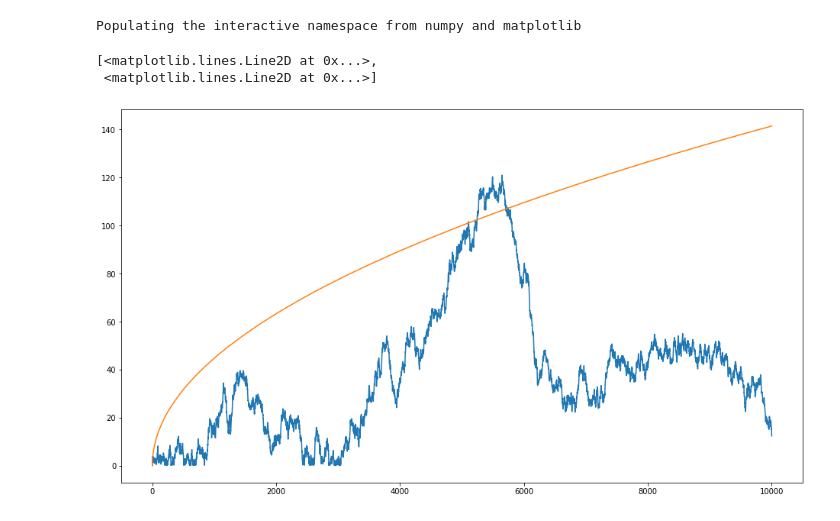
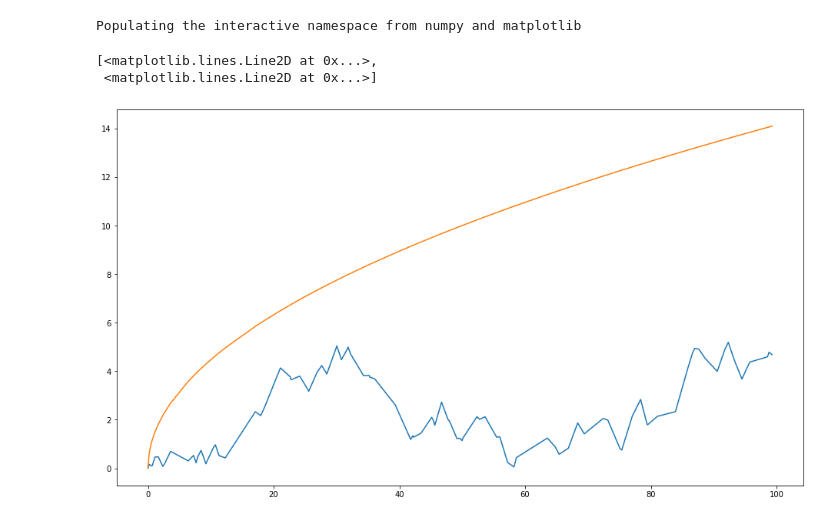
Before and after one commit to Batmaev/inf2, a Jupyter notebook: Main.ipynb, the cells around one changed output. Cells and saved outputs as stored; diff of their text form; code cells hidden in the pictures.

```diff
--- a/Main.ipynb
+++ b/Main.ipynb
@@ -6,14 +6,30 @@ start_position = classes.PosAndTime()
 # %% [output]
 Populating the interactive namespace from numpy and matplotlib
 # %%
-parameters.lmbda = 1
-parameters.velocity = 1
+# Параметры модели:
+parameters.lmbda = 1    # Целевая средняя длина свободного пробега
+parameters.velocity = 1 # Скорость (одинаковая для всех частиц и всех моментов времени)
 
-start_guide_cosines = classes.GuideCosines(a=0, b=0, c=0)
+start_guide_cosines = classes.GuideCosines \
+        (a=0, b=0, c=0) # Направляющие косинусы при t = 0
 
-time_limit = 10000
+time_limit = 100        # Время моделирования в единицах лямбда / v
 # %%
+import cycles
 one_particle_path = cycles.simulate_one_particle(parameters, start_position, start_guide_cosines, time_limit)
+#one_particle_path :: [{x, y, z, t}]
 
 distances = list(map(lambda obj : obj.distance(), one_particle_path))
-times = list(map(lambda obj : obj.t, one_particle_path))
+times     = list(map(lambda obj : obj.t,          one_particle_path))
+
+import theory
+theory.setParameters(parameters)
+predictions = list(map(theory.distance, times))
+
+from matplotlib import pyplot as plt
+plt.figure(figsize=(16,9))
+plt.plot(times, distances, times, predictions)
+# %% [output]
+[<matplotlib.lines.Line2D at 0x...>,
+ <matplotlib.lines.Line2D at 0x...>]
+[figure, added]
@@ -25,8 +35,0 @@ predictions = list(map(theory, times))
-# %%
-from matplotlib import pyplot as plt
-plt.figure(figsize=(16,9))
-plt.plot(times, distances, times, predictions)
-# %% [output]
-[<matplotlib.lines.Line2D at 0x...>,
- <matplotlib.lines.Line2D at 0x...>]
-[figure, removed]
```
Also changed, not shown: parts of 7 cells of this notebook, 3 other files.
